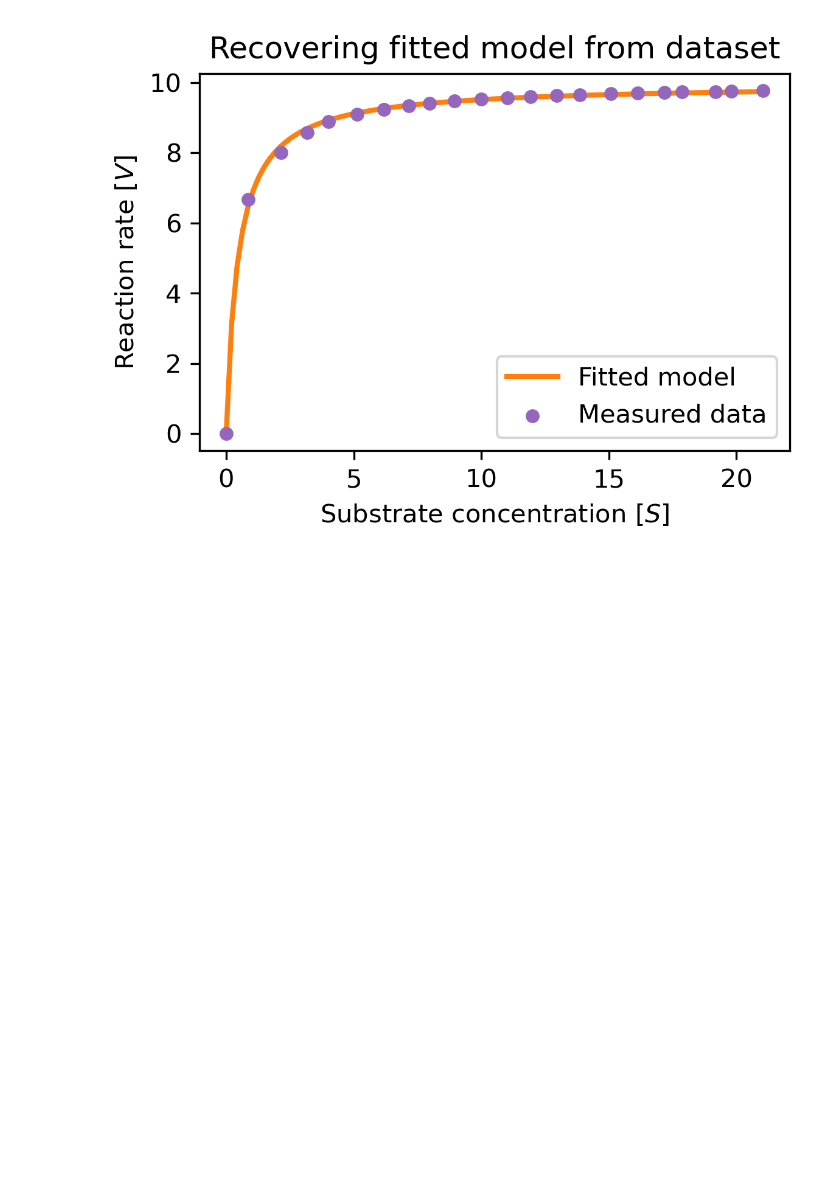
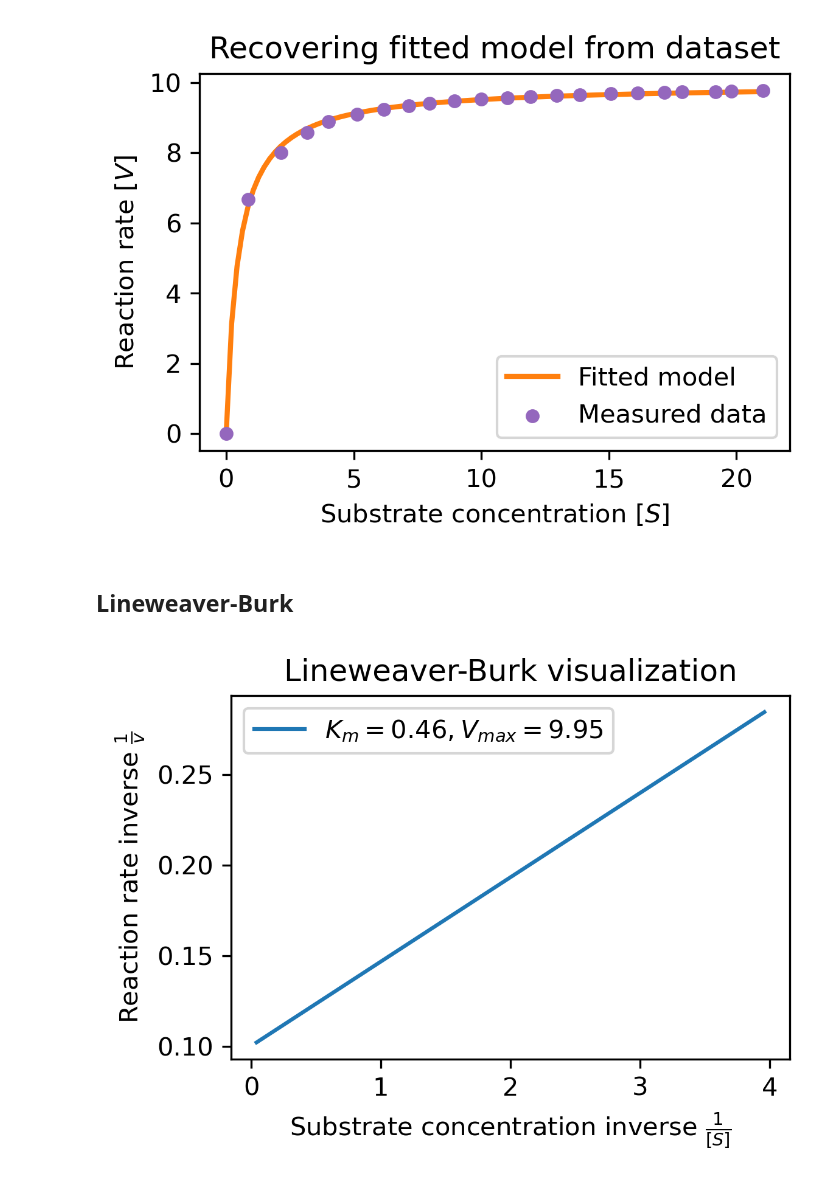
Before and after one commit to jonas4climate/metabolic-cellular-modelling, a Jupyter notebook: assignment1.ipynb, the cells around one changed output. Saved outputs shown, nothing was run; the diff lists cells and outputs as text; code cells hidden in the pictures; blank space fills up the shorter version.

```diff
--- a/assignment1.ipynb
+++ b/assignment1.ipynb
@@ -110,3 +108,5 @@ plt.title('Recovering fitted model from dataset')
 fig.savefig(f'{MEDIA_PATH}/fitted_model_from_dataset.png', bbox_inches='tight')
 # %% [output]
 [figure]
+# %% [markdown]
+## Lineweaver-Burk
@@ -112,0 +117,15 @@ fig.savefig(f'{MEDIA_PATH}/fitted_model_from_dataset.png', bbox_inches='tight')
+# %%
+def plot_lineweaver_burk(substrate_range, km, vmax, color='tab:blue'):
+    v = michaelis_menten(substrate_range, km, vmax)
+    fig = plt.figure(figsize=(4, 3), dpi=300, layout='tight')
+    plt.plot(1/substrate_range, 1/v, color=color)
+    plt.xlabel('Substrate concentration inverse $\\frac{1}{[S]}$')
+    plt.ylabel('Reaction rate inverse $\\frac{1}{v}$')
+    plt.title(f'Lineweaver-Burk visualization')
+    plt.legend([f'$K_m={km:.2f}, V_{{max}}={vmax:.2f}$'])
+    return fig
+# %%
+fig = plot_lineweaver_burk(substrate, km, vmax)
+fig.savefig(f'{MEDIA_PATH}/lineweaver_burk.png', bbox_inches='tight')
+# %% [output]
+[figure, added]
```
Also changed, not shown: parts of 3 cells of this notebook, 1 other file.
